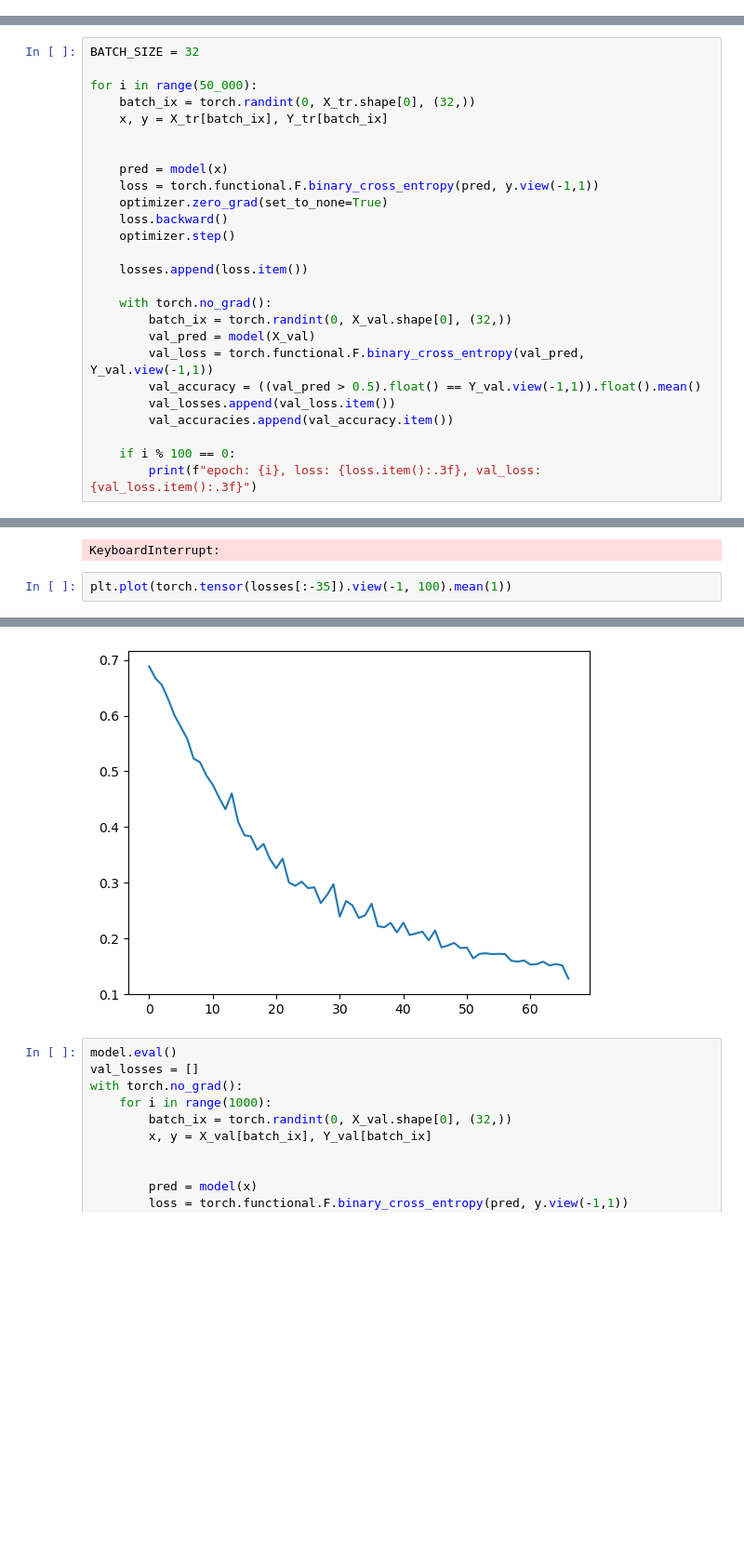
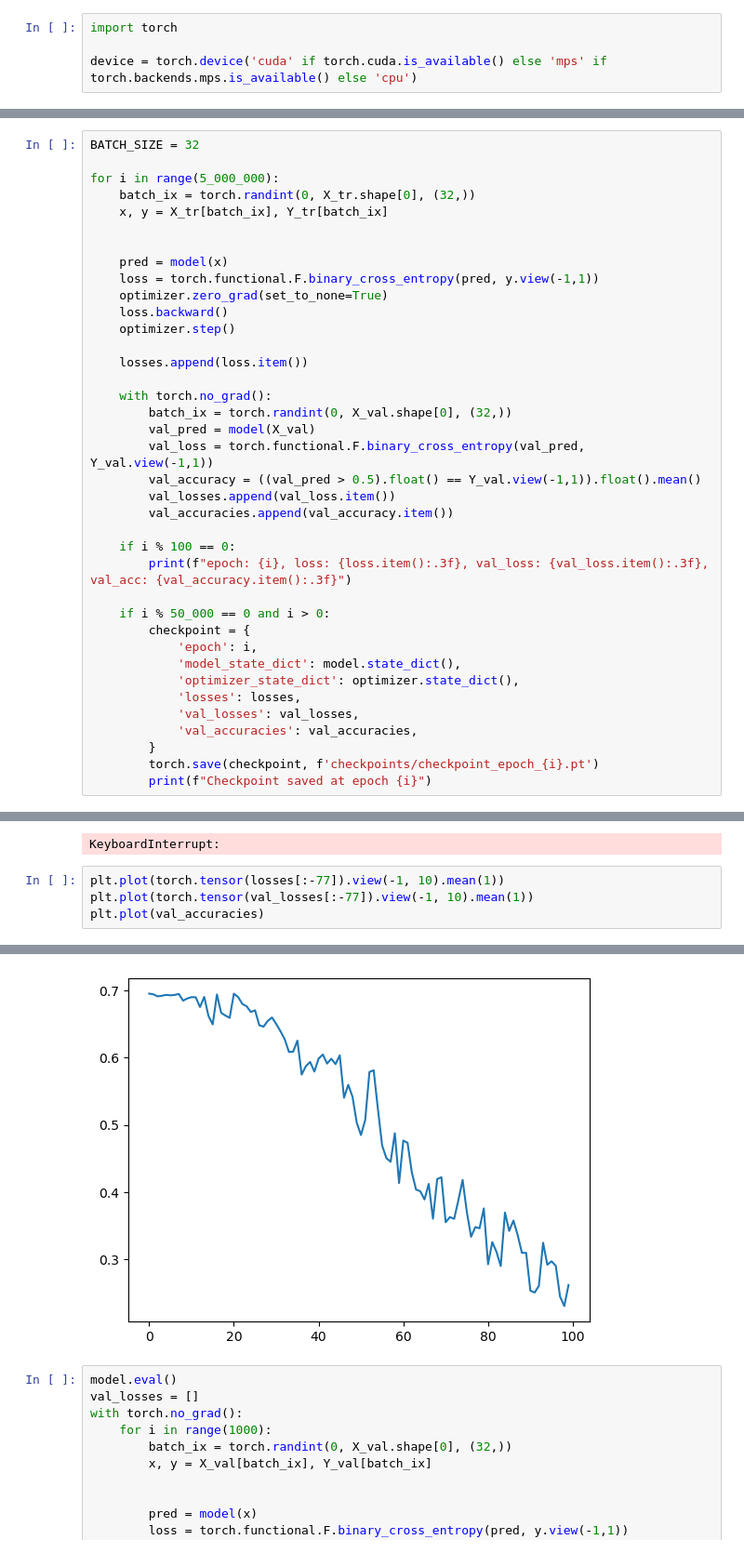
Before and after one commit to yiheinchai/eeg, a Jupyter notebook: train.ipynb, the cells around one changed output, grey strips where cells are left out. Shown at 93% size. Drawn from its saved outputs; the diff is of its cells as text; blank space fills up the shorter version.

Commit message:
add checkpoints

```diff
--- a/train.ipynb
+++ b/train.ipynb
@@ -1,6 +1,10 @@
 # %%
 import pickle
 import numpy as np
+# %%
+import torch
+
+device = torch.device('cuda' if torch.cuda.is_available() else 'mps' if torch.backends.mps.is_available() else 'cpu')
 # %%
 # Load data from each band (assuming files are named accordingly)
 with open('processed_data/pd_on vs hc/delta.pkl', 'rb') as f:
@@ -137,7 +129,7 @@ val_accuracies = []
 # %%
 BATCH_SIZE = 32
 
-for i in range(50_000):
+for i in range(5_000_000):
     batch_ix = torch.randint(0, X_tr.shape[0], (32,))
     x, y = X_tr[batch_ix], Y_tr[batch_ix]
 
@@ -159,7 +151,19 @@ for i in range(50_000):
         val_accuracies.append(val_accuracy.item())
 
     if i % 100 == 0:
-        print(f"epoch: {i}, loss: {loss.item():.3f}, val_loss: {val_loss.item():.3f}")
+        print(f"epoch: {i}, loss: {loss.item():.3f}, val_loss: {val_loss.item():.3f}, val_acc: {val_accuracy.item():.3f}")
+
+    if i % 50_000 == 0 and i > 0:
+        checkpoint = {
+            'epoch': i,
+            'model_state_dict': model.state_dict(),
+            'optimizer_state_dict': optimizer.state_dict(),
+            'losses': losses,
+            'val_losses': val_losses,
+            'val_accuracies': val_accuracies,
+        }
+        torch.save(checkpoint, f'checkpoints/checkpoint_epoch_{i}.pt')
+        print(f"Checkpoint saved at epoch {i}")
 # %% [output]
 epoch: 0, loss: 0.708, val_loss: 0.691
 epoch: 100, loss: 0.698, val_loss: 0.687
@@ -174,5 +178,7 @@ epoch: 900, loss: 0.189, val_loss: 0.320
 epoch: 1000, loss: 0.257, val_loss: 0.325
 KeyboardInterrupt:
 # %%
-plt.plot(torch.tensor(losses[:-35]).view(-1, 100).mean(1))
+plt.plot(torch.tensor(losses[:-77]).view(-1, 10).mean(1))
+plt.plot(torch.tensor(val_losses[:-77]).view(-1, 10).mean(1))
+plt.plot(val_accuracies)
 # %% [output]
@@ -180,4 +186,4 @@ plt.plot(torch.tensor(losses[:-35]).view(-1, 100).mean(1))
-[figure, old version]
+[figure, new version]
 # %%
 model.eval()
 val_losses = []
```
Also changed, not shown: parts of 3 cells of this notebook, 1 other file.
